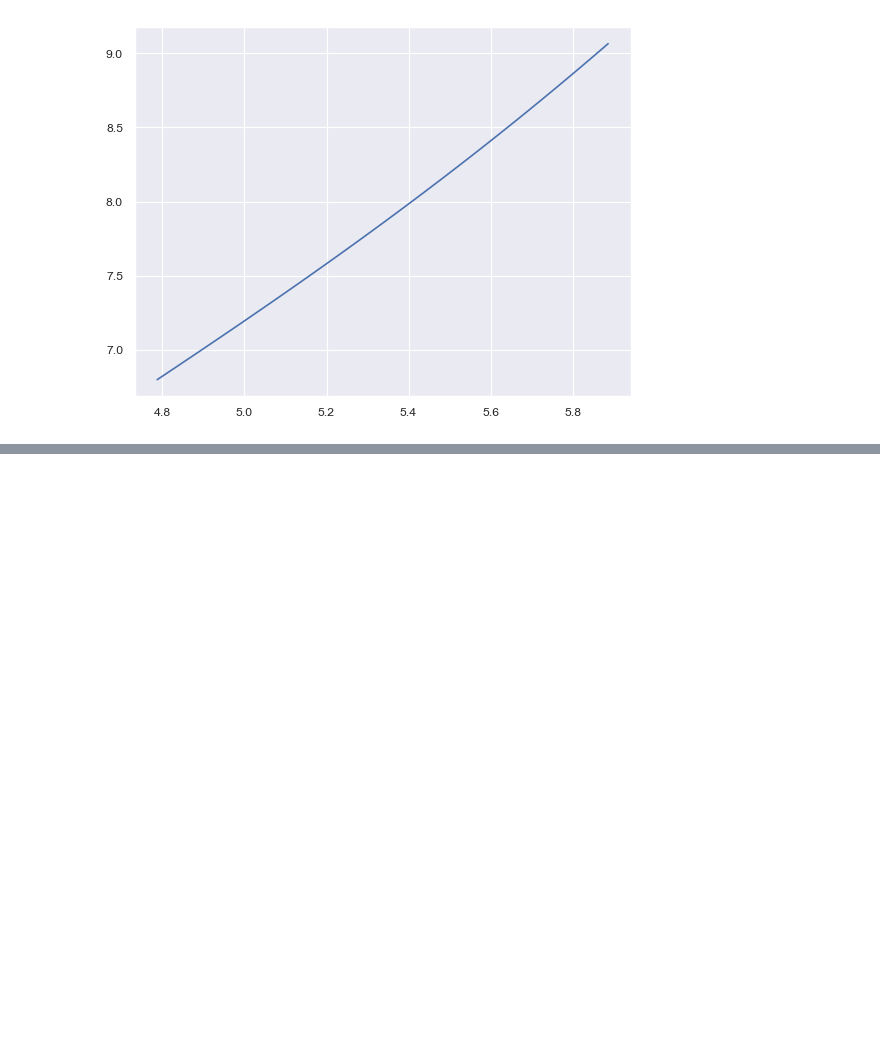
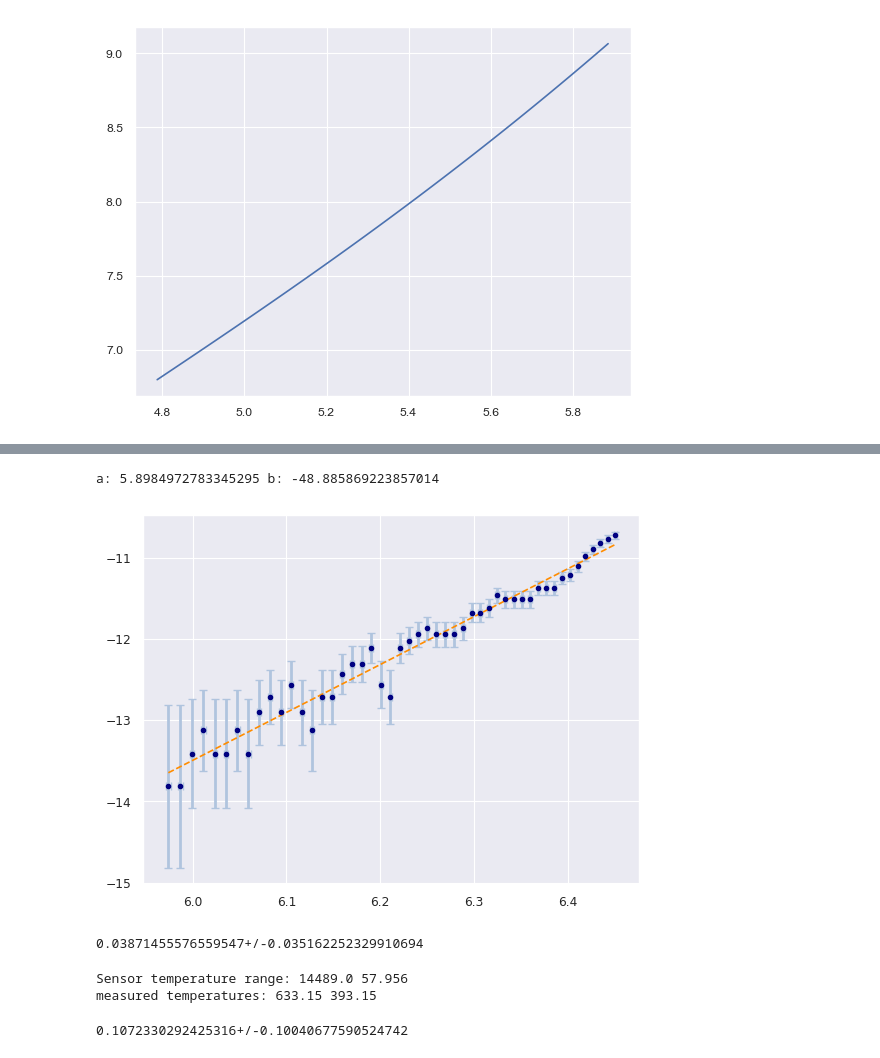
Before and after one commit to KemalOenen/Grundpraktikum2_Gruppe1_SS23, a Jupyter notebook: Versuch10/SchwarzerStrahler.ipynb, the cells around one changed output, grey strips where cells are left out. Drawn from its saved outputs; the diff is of its cells as text; code cells hidden in the pictures; blank space fills up the shorter version.

```diff
--- a/Versuch10/SchwarzerStrahler.ipynb
+++ b/Versuch10/SchwarzerStrahler.ipynb
@@ -80,0 +106,6 @@ plt.show()
+# %%
+utemp = np.ones(len(temp)) * ufloat(1,1)
+utemp[0] = ufloat(temp[0], e_temp)
+print(utemp[0])
+a = log(utemp[0])
+a
@@ -80,0 +132,63 @@ plt.show()
+# %%
+dvolt = np.ones(len(temp)) * ufloat(1,1)
+logdvolt = np.ones(len(temp)) * ufloat(1,1)
+#for i in range(len(temp)-1):
+#    dvolt[i] = (volt[i] - volt[i+1]) #/ 5
+#dvolt[48] = dvolt[47]
+dvolt = - np.gradient(volt)
+for i in range(len(temp)):
+    uvolt[i] = ufloat(dvolt[i], e_volt)
+    logdvolt[i] = log(uvolt[i])
+
+
+plt.errorbar([logtemp[i].n for i in range(len(temp))], [logdvolt[i].n for i in range(len(temp))],
+            xerr= [logtemp[i].s for i in range(len(temp))], yerr=[logdvolt[i].s for i in range(len(temp))],
+            markersize=6, fmt=".",color="navy", ecolor="lightsteelblue", elinewidth=2, capsize=3, label="Datapoints")
+
+#fit to linear trend
+def linfunc(x,a,b):
+   return a*x+b
+
+x = [logtemp[i].n for i in range(len(temp))]
+y = [logdvolt[i].n for i in range(len(temp))]
+res, covmat = sp.optimize.curve_fit(linfunc, x, y)
+b = ufloat(res[1], np.sqrt(covmat[1][1]))
+l = np.linspace(min(x), max(x), 100)
+plt.plot(l, linfunc(l, res[0], res[1]), ls = '--', color = 'darkorange')
+print('a:', res[0], 'b:', res[1])
+# %% [output]
+a: 5.8984972783345295 b: -48.885869223857014
+[figure, added]
+# %%
+#raumwinkel
+r = ufloat(3.2,1.4)
+d = ufloat(11.5,1.4)
+theta = atan(r/d)
+Omega = r**2 * np.pi / d**2
+ratio = Omega / (2*np.pi)
+ratio
+# %% [output]
+0.03871455576559547+/-0.035162252329910694
+# %%
+#sensor range:
+wconst = 2897.8#micrometers*K #wiensche verschiebungskonstante
+wl_min = 0.2 #micrometers
+wl_max = 50 #micrometers
+
+T_min = wconst / wl_min
+T_max = wconst/ wl_max
+
+print('Sensor temperature range:', T_min, T_max)
+print('measured temperatures:', 360+273.15, 120+273.15)
+# %% [output]
+Sensor temperature range: 14489.0 57.956
+measured temperatures: 633.15 393.15
+# %%
+
+epsilon = ufloat(30,10)*10**(-3) # sensor sensitivity in mV*m^2/W eigentlich richtig? # sigma W/(m^2T^4)
+A = (r*10**(-2))**2 *np.pi #area of sensor in m^2
+Energy = max(volt) / (A* epsilon)
+K = A / epsilon #koefficient W/mV
+s = exp(b) / 4
+# %% [output]
+0.1072330292425316+/-0.10040677590524742
```
Also changed, not shown: parts of 6 cells of this notebook, 1 other file.
